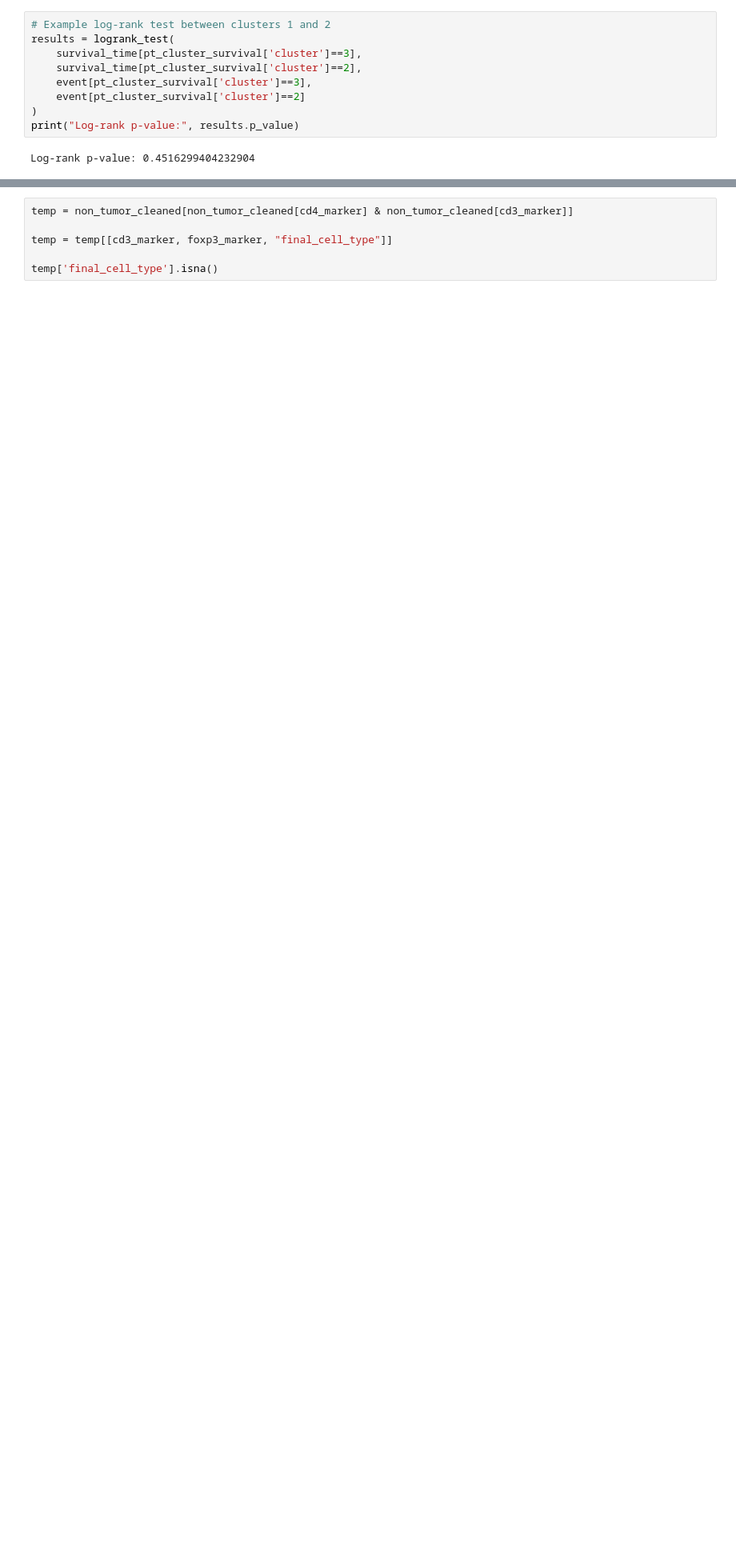
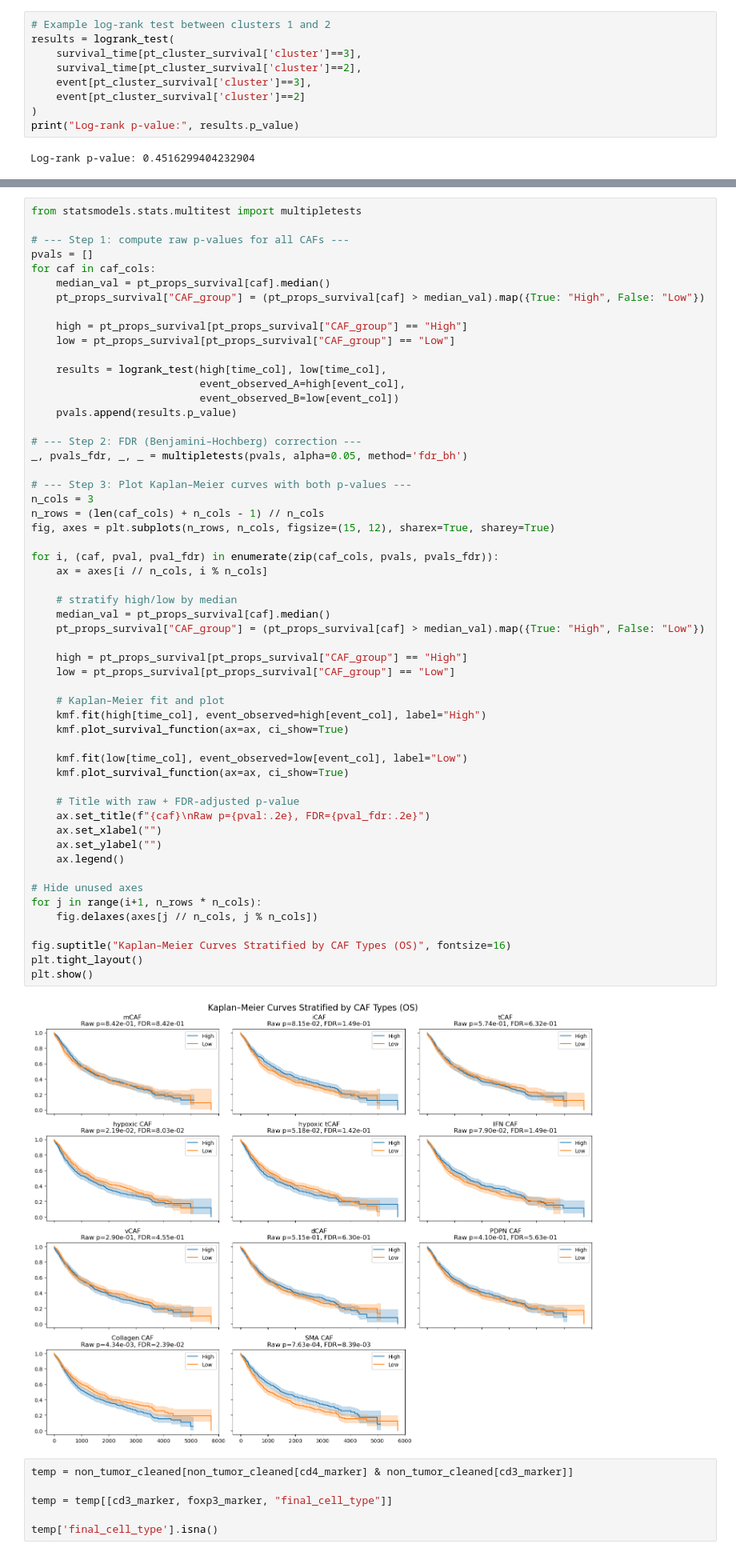
Before and after one commit to QBRC/multiTAP, a Jupyter notebook: notebooks/cell_phenotyping.ipynb, the cells around one changed output, grey strips where cells are left out. Shown at 80% size. Drawn from its saved outputs; the diff is of its cells as text; blank space fills up the shorter version.

```diff
--- a/notebooks/cell_phenotyping.ipynb
+++ b/notebooks/cell_phenotyping.ipynb
@@ -1057,3 +1131,60 @@ Log-rank p-value: 0.4516299404232904
+# %%
+from statsmodels.stats.multitest import multipletests
+
+# --- Step 1: compute raw p-values for all CAFs ---
+pvals = []
+for caf in caf_cols:
+    median_val = pt_props_survival[caf].median()
+    pt_props_survival["CAF_group"] = (pt_props_survival[caf] > median_val).map({True: "High", False: "Low"})
+
+    high = pt_props_survival[pt_props_survival["CAF_group"] == "High"]
+    low = pt_props_survival[pt_props_survival["CAF_group"] == "Low"]
+
+    results = logrank_test(high[time_col], low[time_col],
+                           event_observed_A=high[event_col],
+                           event_observed_B=low[event_col])
+    pvals.append(results.p_value)
+
+# --- Step 2: FDR (Benjamini–Hochberg) correction ---
+_, pvals_fdr, _, _ = multipletests(pvals, alpha=0.05, method='fdr_bh')
+
+# --- Step 3: Plot Kaplan–Meier curves with both p-values ---
+n_cols = 3
+n_rows = (len(caf_cols) + n_cols - 1) // n_cols
+fig, axes = plt.subplots(n_rows, n_cols, figsize=(15, 12), sharex=True, sharey=True)
+
+for i, (caf, pval, pval_fdr) in enumerate(zip(caf_cols, pvals, pvals_fdr)):
+    ax = axes[i // n_cols, i % n_cols]
+
+    # stratify high/low by median
+    median_val = pt_props_survival[caf].median()
+    pt_props_survival["CAF_group"] = (pt_props_survival[caf] > median_val).map({True: "High", False: "Low"})
+
+    high = pt_props_survival[pt_props_survival["CAF_group"] == "High"]
+    low = pt_props_survival[pt_props_survival["CAF_group"] == "Low"]
+
+    # Kaplan–Meier fit and plot
+    kmf.fit(high[time_col], event_observed=high[event_col], label="High")
+    kmf.plot_survival_function(ax=ax, ci_show=True)
+
+    kmf.fit(low[time_col], event_observed=low[event_col], label="Low")
+    kmf.plot_survival_function(ax=ax, ci_show=True)
+
+    # Title with raw + FDR-adjusted p-value
+    ax.set_title(f"{caf}\nRaw p={pval:.2e}, FDR={pval_fdr:.2e}")
+    ax.set_xlabel("")
+    ax.set_ylabel("")
+    ax.legend()
+
+# Hide unused axes
+for j in range(i+1, n_rows * n_cols):
+    fig.delaxes(axes[j // n_cols, j % n_cols])
+
+fig.suptitle("Kaplan–Meier Curves Stratified by CAF Types (OS)", fontsize=16)
+plt.tight_layout()
+plt.show()
+# %% [output]
+[figure, added]
 # %%
 temp = non_tumor_cleaned[non_tumor_cleaned[cd4_marker] & non_tumor_cleaned[cd3_marker]]
 
```
Also changed, not shown: parts of 5 cells of this notebook.
